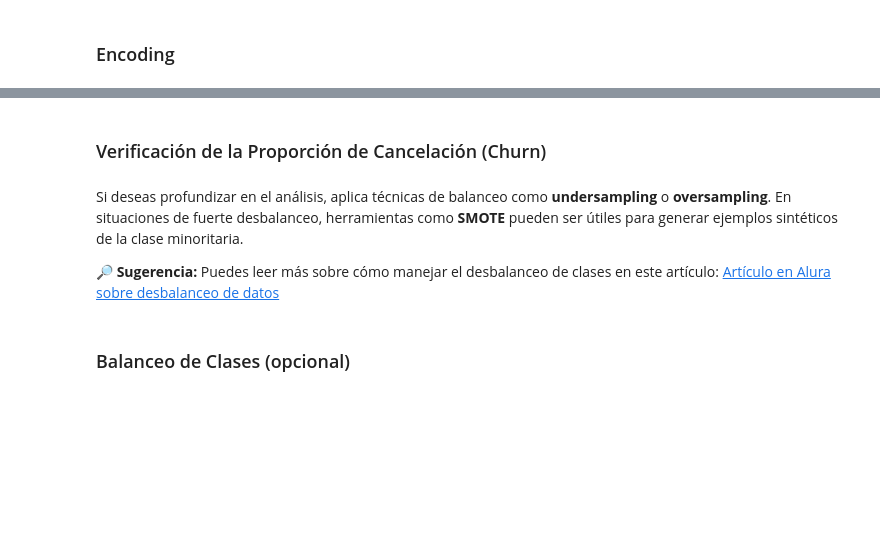
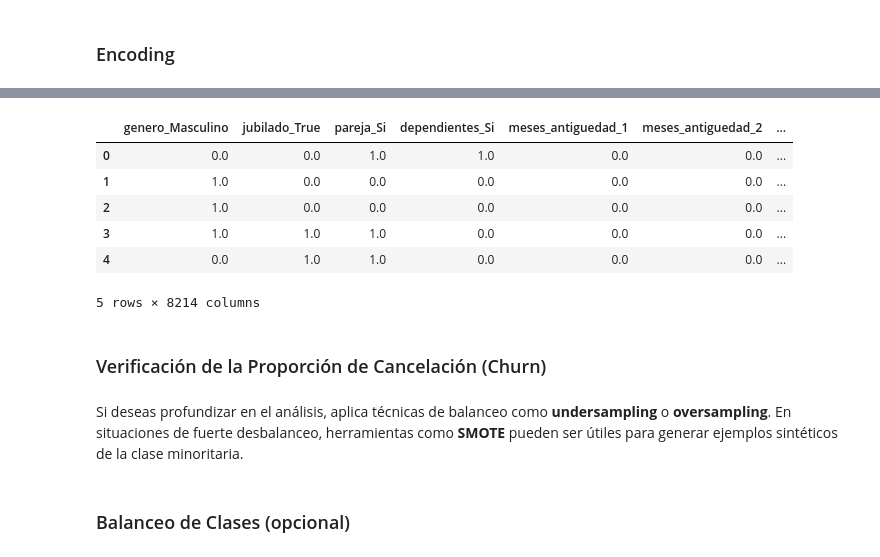
Before and after one commit to MigXDev/CS_Datos_I_DESAFIO_3, a Jupyter notebook: TelecomX_LATAM_2.ipynb, the cells around one changed output, grey strips where cells are left out. Saved outputs shown, nothing was run; the diff lists cells and outputs as text; code cells hidden in the pictures; blank space fills up the shorter version.

```diff
--- a/TelecomX_LATAM_2.ipynb
+++ b/TelecomX_LATAM_2.ipynb
@@ -109,0 +214,20 @@ Puedes consultar este artículo para entender mejor cuándo usar `get_dummies` o
+# %%
+columnas = one_hot_linear.get_feature_names_out()
+
+columnas_encoded = []
+for columna in columnas:
+    columna = columna.split('__')[1]
+    columnas_encoded.append(columna)
+# %%
+df_linear = pd.DataFrame(X_linear, columns=columnas_encoded)
+df_y_linear = pd.DataFrame(y_linear, columns=['Churn'])
+df_linear = pd.concat([df_linear, df_y_linear], axis=1)
+df_linear.head()
+# %% [output]
+|  | genero_Masculino | jubilado_True | pareja_Si | dependientes_Si | meses_antiguedad_1 | meses_antiguedad_2 | ... |
+| 0 | 0.0 | 0.0 | 1.0 | 1.0 | 0.0 | 0.0 | ... |
+| 1 | 1.0 | 0.0 | 0.0 | 0.0 | 0.0 | 0.0 | ... |
+| 2 | 1.0 | 0.0 | 0.0 | 0.0 | 0.0 | 0.0 | ... |
+| 3 | 1.0 | 1.0 | 1.0 | 0.0 | 0.0 | 0.0 | ... |
+| 4 | 0.0 | 1.0 | 1.0 | 0.0 | 0.0 | 0.0 | ... |
+5 rows × 8214 columns
@@ -111,10 +240,6 @@ Puedes consultar este artículo para entender mejor cuándo usar `get_dummies` o
 ### Verificación de la Proporción de Cancelación (Churn)
 # %% [markdown]
 Si deseas profundizar en el análisis, aplica técnicas de balanceo como **undersampling** o **oversampling**. En situaciones de fuerte desbalanceo, herramientas como **SMOTE** pueden ser útiles para generar ejemplos sintéticos de la clase minoritaria.
-
-🔎 **Sugerencia:**
-Puedes leer más sobre cómo manejar el desbalanceo de clases en este artículo:
-[Artículo en Alura sobre desbalanceo de datos](https://www.alura.com.br/artigos/lidando-com-desbalanceamento-dados?srsltid=AfmBOopTgyC_tpujwkC778gYjcLituqgxknih2Cr4vD72_OFHSB4v35M "‌")
 # %% [markdown]
 ### Balanceo de Clases (opcional)
 # %% [markdown]
```
Also changed, not shown: parts of 26 cells of this notebook.
